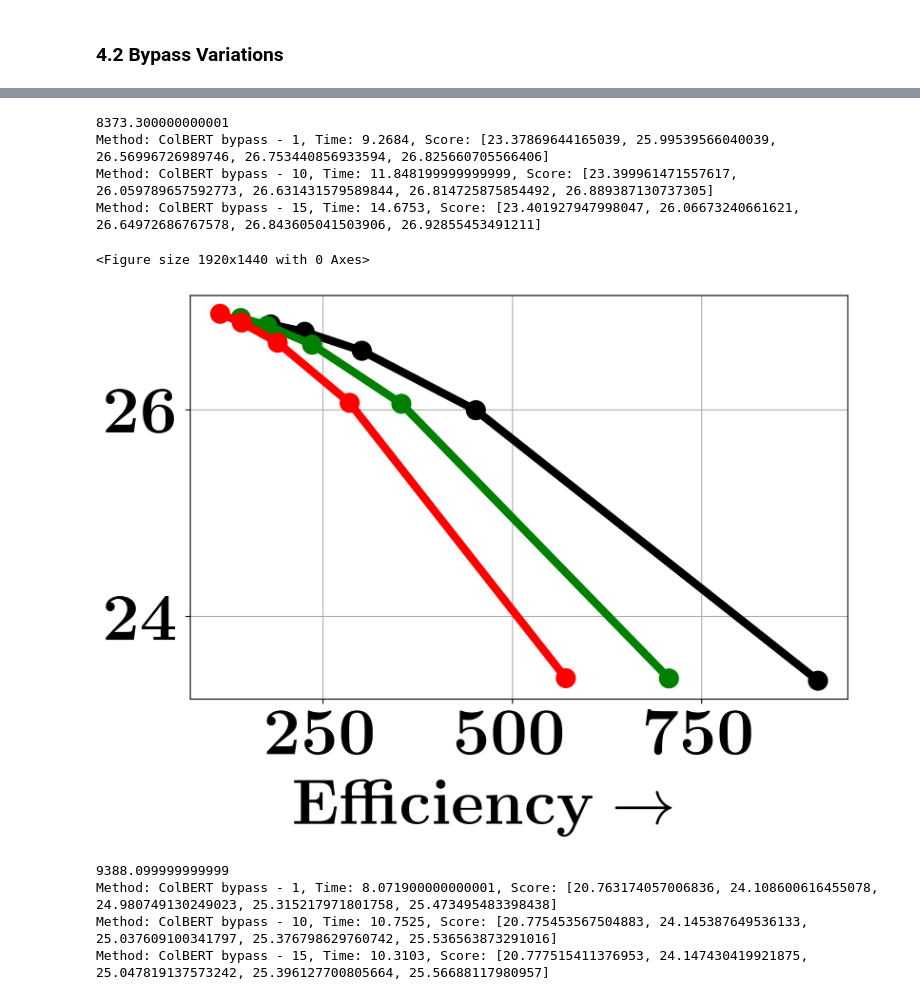
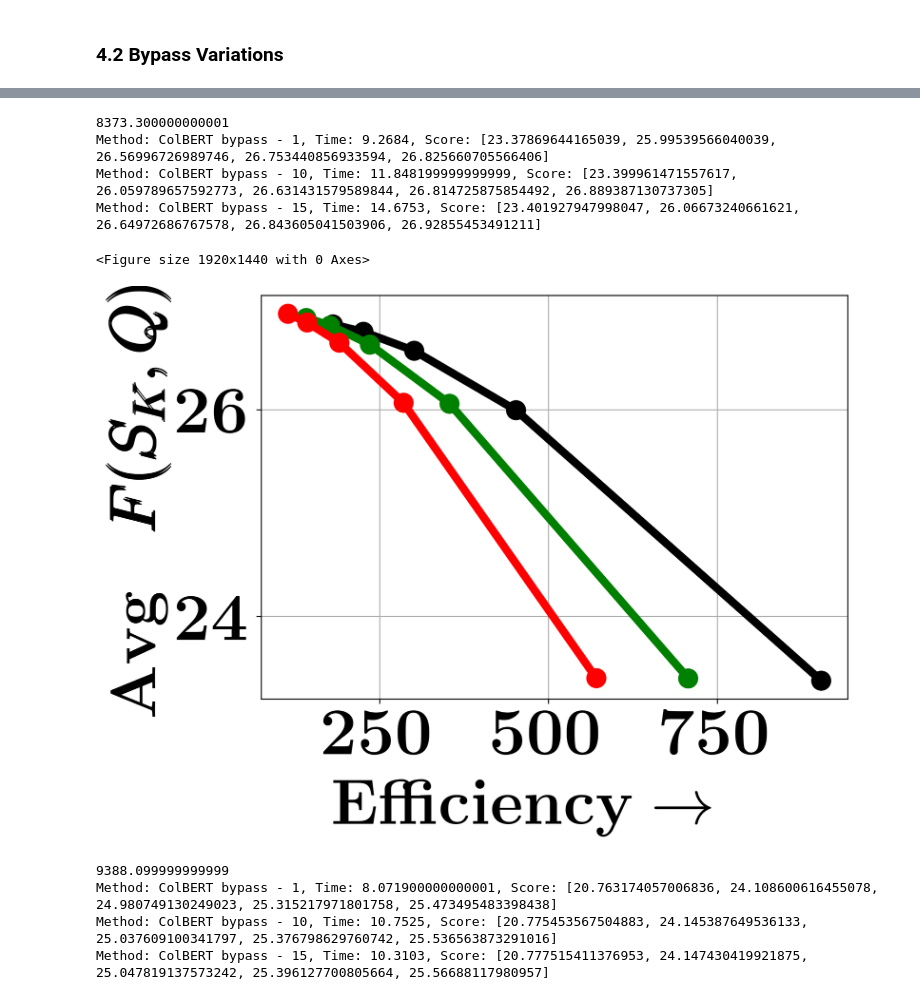
Before and after one commit to structlearning/DISCo, a Jupyter notebook: notebooks/paper_plot_4.ipynb, the cells around one changed output, grey strips where cells are left out. Drawn from its saved outputs; the diff is of its cells as text; code cells hidden in the pictures.

```diff
--- a/notebooks/paper_plot_4.ipynb
+++ b/notebooks/paper_plot_4.ipynb
@@ -115,7 +115,7 @@ def plot_paper(dataset_name, desired_methods, filename, xticks, yticks, y_label=
         # if method == "ColBERT bypass - 1":
         #     label = plot_utils.method_label_map[method] + r"\ \textbf{(top-b=1)}"
         if method == "ColBERT angiogram - 1":
-            label = plot_utils.method_label_map[method] + r"\ \textbf{(n\textquotesingle=1)}"
+            label = plot_utils.method_label_map[method] + r",\ \textbf{n\textquotesingle = 1}"
 
         print(f"Method: {method}, Time: {query_time}, Score: {scores}")
         ax.plot(
@@ -365,14 +365,14 @@ Method: ColBERT bypass - 15, Time: 15.1237, Score: [26.928668975830078, 28.11671
 # %%
 xticks = [10, 30, 50, 70]
 yticks = [24, 26]
-plot_paper("fever", methods_4_2, "fever_plot_4_2", xticks, yticks, y_label=False, k_cutoff=5)
+plot_paper("fever", methods_4_2, "fever_plot_4_2", xticks, yticks, y_label=True, k_cutoff=5)
 # %% [output]
 8373.300000000001
 Method: ColBERT bypass - 1, Time: 9.2684, Score: [23.37869644165039, 25.99539566040039, 26.56996726989746, 26.753440856933594, 26.825660705566406]
 Method: ColBERT bypass - 10, Time: 11.848199999999999, Score: [23.399961471557617, 26.059789657592773, 26.631431579589844, 26.814725875854492, 26.889387130737305]
 Method: ColBERT bypass - 15, Time: 14.6753, Score: [23.401927947998047, 26.06673240661621, 26.64972686767578, 26.843605041503906, 26.92855453491211]
 <Figure size 1920x1440 with 0 Axes>
-[figure, old version]
+[figure, new version]
 # %%
 xticks = [10, 25, 40, 55]
 yticks = [23, 25]
```
Also changed, not shown: parts of 5 cells of this notebook, 9 other files.
